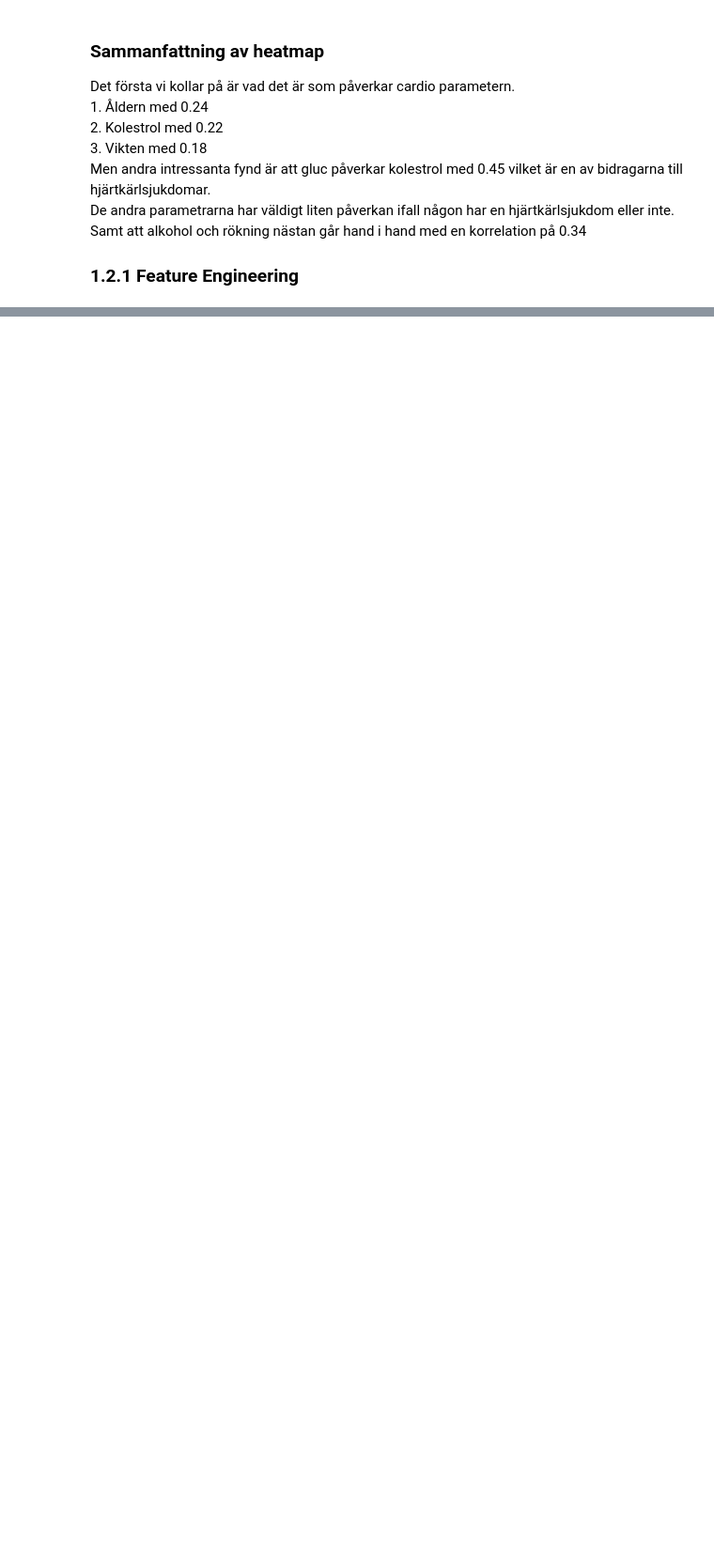
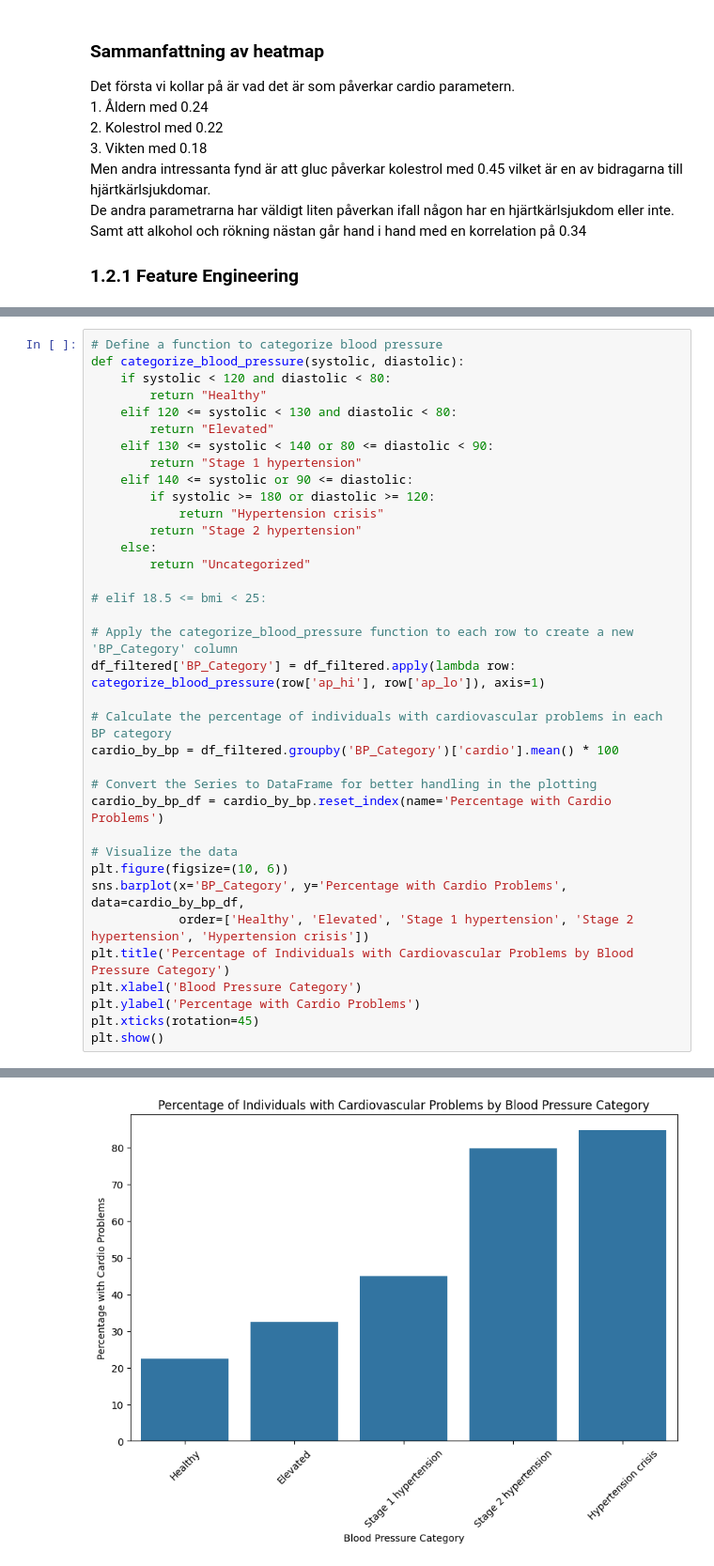
Before and after one commit to JohanNilsStje/ML-Lab, a Jupyter notebook: raport.ipynb, the cells around one changed output, grey strips where cells are left out. Shown at 94% size. Drawn from its saved outputs; the diff is of its cells as text; blank space fills up the shorter version.

```diff
--- a/raport.ipynb
+++ b/raport.ipynb
@@ -164,0 +284,37 @@ Samt att alkohol och rökning nästan går hand i hand med en korrelation på 0.
+# %%
+# Define a function to categorize blood pressure
+def categorize_blood_pressure(systolic, diastolic):
+    if systolic < 120 and diastolic < 80:
+        return "Healthy"
+    elif 120 <= systolic < 130 and diastolic < 80:
+        return "Elevated"
+    elif 130 <= systolic < 140 or 80 <= diastolic < 90:
+        return "Stage 1 hypertension"
+    elif 140 <= systolic or 90 <= diastolic:
+        if systolic >= 180 or diastolic >= 120:
+            return "Hypertension crisis"
+        return "Stage 2 hypertension"
+    else:
+        return "Uncategorized"
+
+# elif 18.5 <= bmi < 25:
+
+# Apply the categorize_blood_pressure function to each row to create a new 'BP_Category' column
+df_filtered['BP_Category'] = df_filtered.apply(lambda row: categorize_blood_pressure(row['ap_hi'], row['ap_lo']), axis=1)
+
+# Calculate the percentage of individuals with cardiovascular problems in each BP category
+cardio_by_bp = df_filtered.groupby('BP_Category')['cardio'].mean() * 100
+
+# Convert the Series to DataFrame for better handling in the plotting
+cardio_by_bp_df = cardio_by_bp.reset_index(name='Percentage with Cardio Problems')
+
+# Visualize the data
+plt.figure(figsize=(10, 6))
+sns.barplot(x='BP_Category', y='Percentage with Cardio Problems', data=cardio_by_bp_df,
+            order=['Healthy', 'Elevated', 'Stage 1 hypertension', 'Stage 2 hypertension', 'Hypertension crisis'])
+plt.title('Percentage of Individuals with Cardiovascular Problems by Blood Pressure Category')
+plt.xlabel('Blood Pressure Category')
+plt.ylabel('Percentage with Cardio Problems')
+plt.xticks(rotation=45)
+plt.show()
+# %% [output]
@@ -164,0 +326 @@ Samt att alkohol och rökning nästan går hand i hand med en korrelation på 0.
+[figure, added]
```
Also changed, not shown: parts of 11 cells of this notebook, 15 other files.
